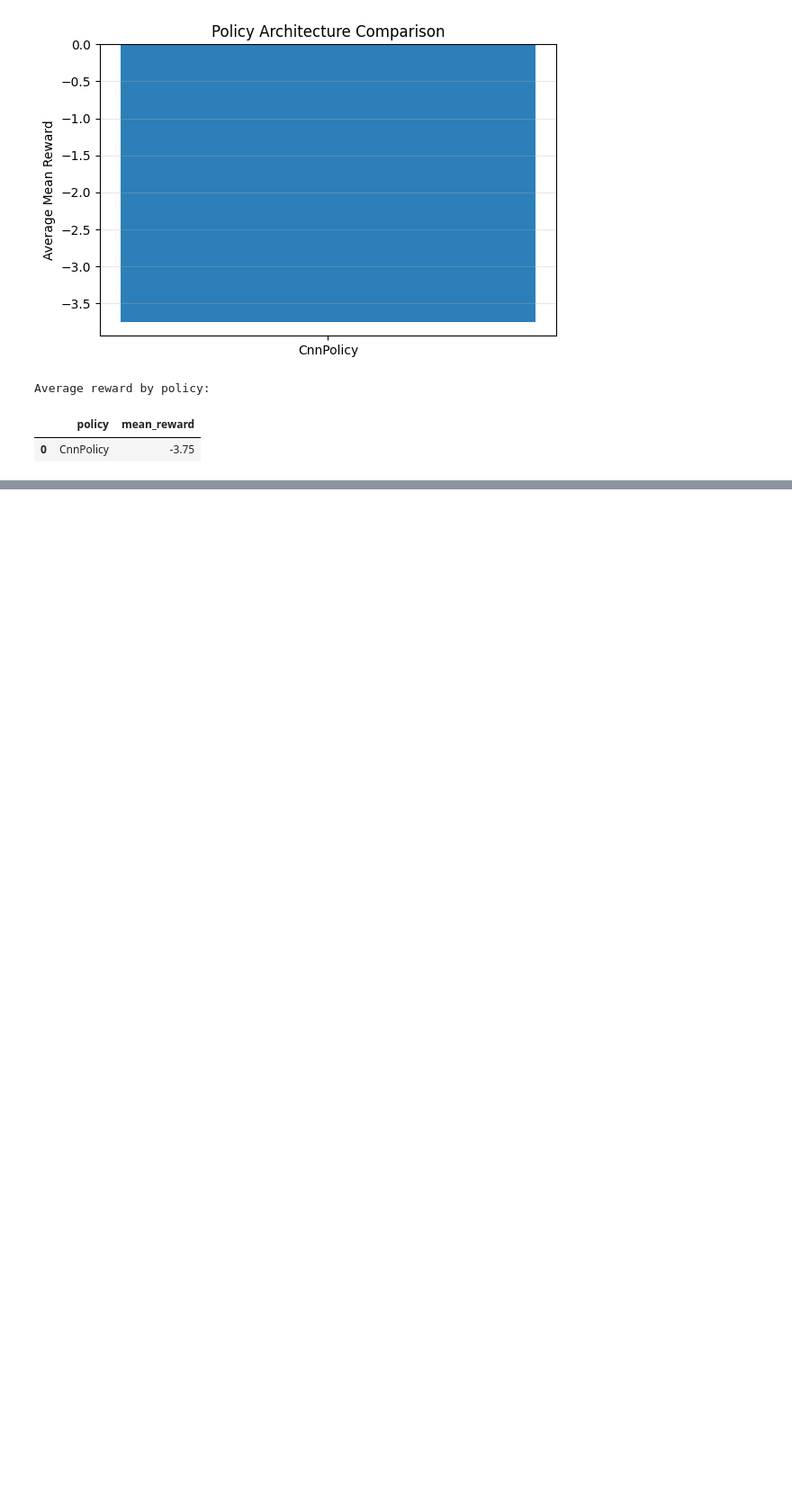
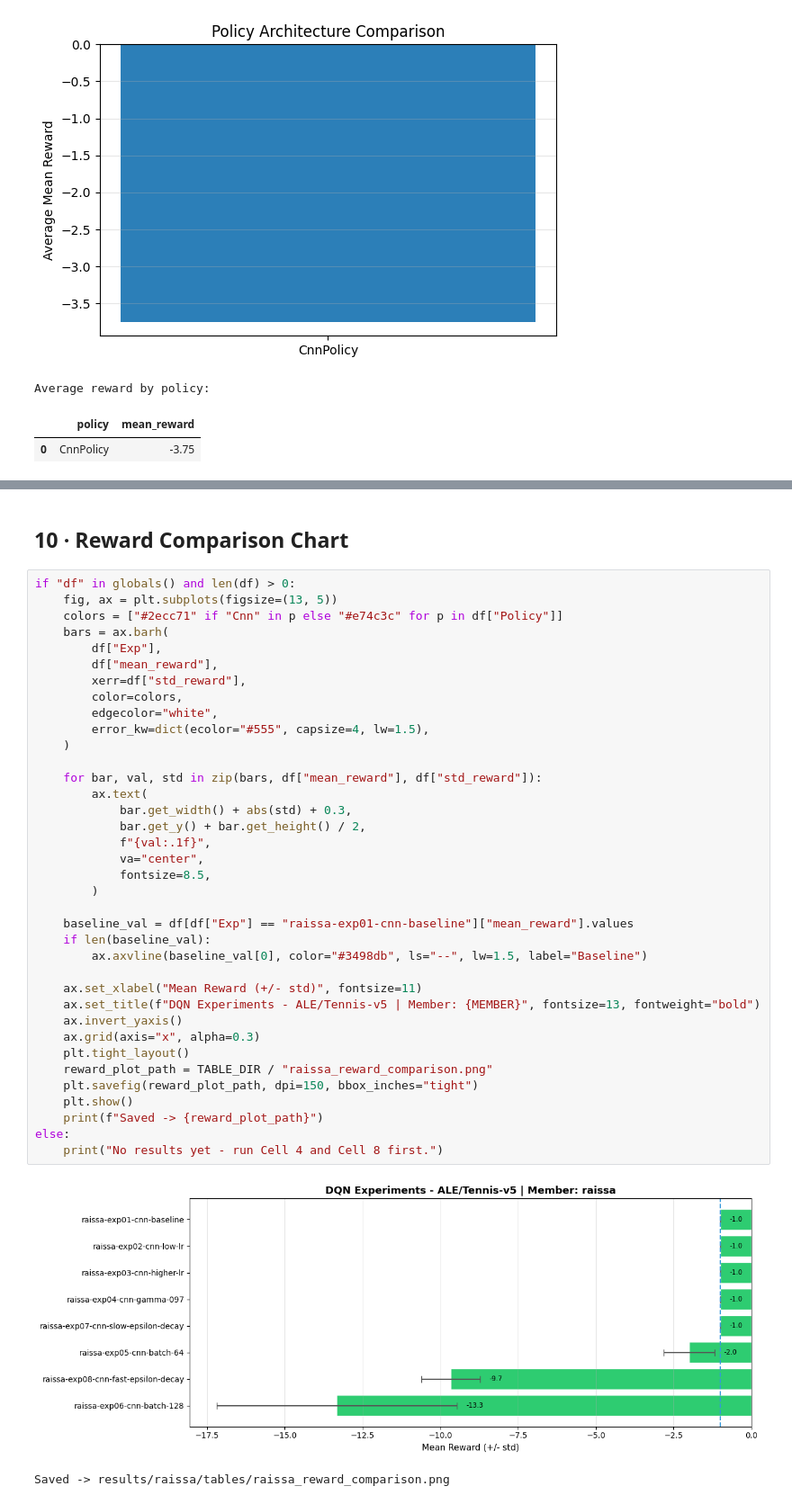
Before and after one commit to Best-Verie/boxing_dqn_agent, a Jupyter notebook: experiments/raissa_experiments.ipynb, the cells around one changed output, grey strips where cells are left out. Shown at 90% size. Saved outputs shown, nothing was run; the diff lists cells and outputs as text; blank space fills up the shorter version.

Commit message:
add raissa result tables

```diff
--- a/experiments/raissa_experiments.ipynb
+++ b/experiments/raissa_experiments.ipynb
@@ -530,0 +631,42 @@ Local artifacts:
+# %% [markdown]
+## 10 · Reward Comparison Chart
+# %%
+if "df" in globals() and len(df) > 0:
+    fig, ax = plt.subplots(figsize=(13, 5))
+    colors = ["#2ecc71" if "Cnn" in p else "#e74c3c" for p in df["Policy"]]
+    bars = ax.barh(
+        df["Exp"],
+        df["mean_reward"],
+        xerr=df["std_reward"],
+        color=colors,
+        edgecolor="white",
+        error_kw=dict(ecolor="#555", capsize=4, lw=1.5),
+    )
+
+    for bar, val, std in zip(bars, df["mean_reward"], df["std_reward"]):
+        ax.text(
+            bar.get_width() + abs(std) + 0.3,
+            bar.get_y() + bar.get_height() / 2,
+            f"{val:.1f}",
+            va="center",
+            fontsize=8.5,
+        )
+
+    baseline_val = df[df["Exp"] == "raissa-exp01-cnn-baseline"]["mean_reward"].values
+    if len(baseline_val):
+        ax.axvline(baseline_val[0], color="#3498db", ls="--", lw=1.5, label="Baseline")
+
+    ax.set_xlabel("Mean Reward (+/- std)", fontsize=11)
+    ax.set_title(f"DQN Experiments - ALE/Tennis-v5 | Member: {MEMBER}", fontsize=13, fontweight="bold")
+    ax.invert_yaxis()
+    ax.grid(axis="x", alpha=0.3)
+    plt.tight_layout()
+    reward_plot_path = TABLE_DIR / "raissa_reward_comparison.png"
+    plt.savefig(reward_plot_path, dpi=150, bbox_inches="tight")
+    plt.show()
+    print(f"Saved -> {reward_plot_path}")
+else:
+    print("No results yet - run Cell 4 and Cell 8 first.")
+# %% [output]
+[figure, added]
+Saved -> results/raissa/tables/raissa_reward_comparison.png
```
Also changed, not shown: parts of 4 cells of this notebook.
